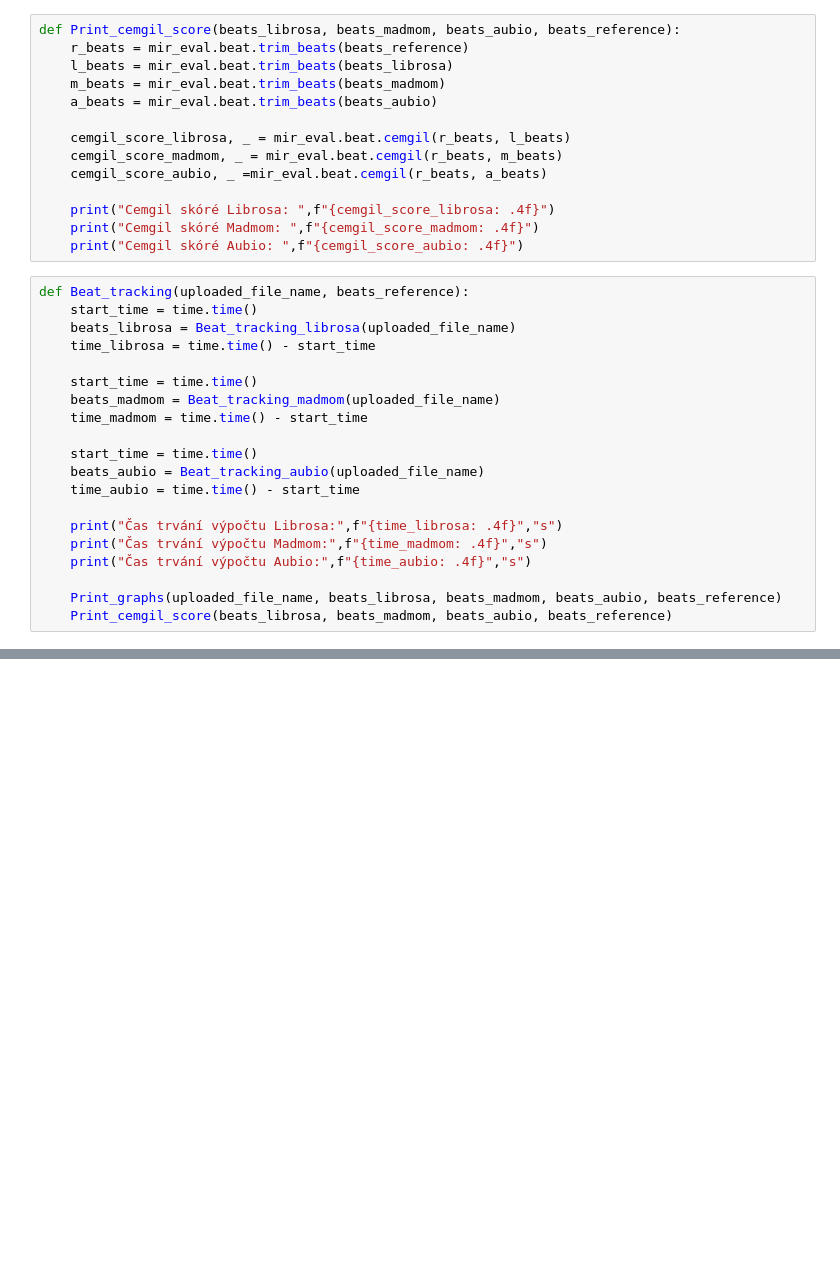
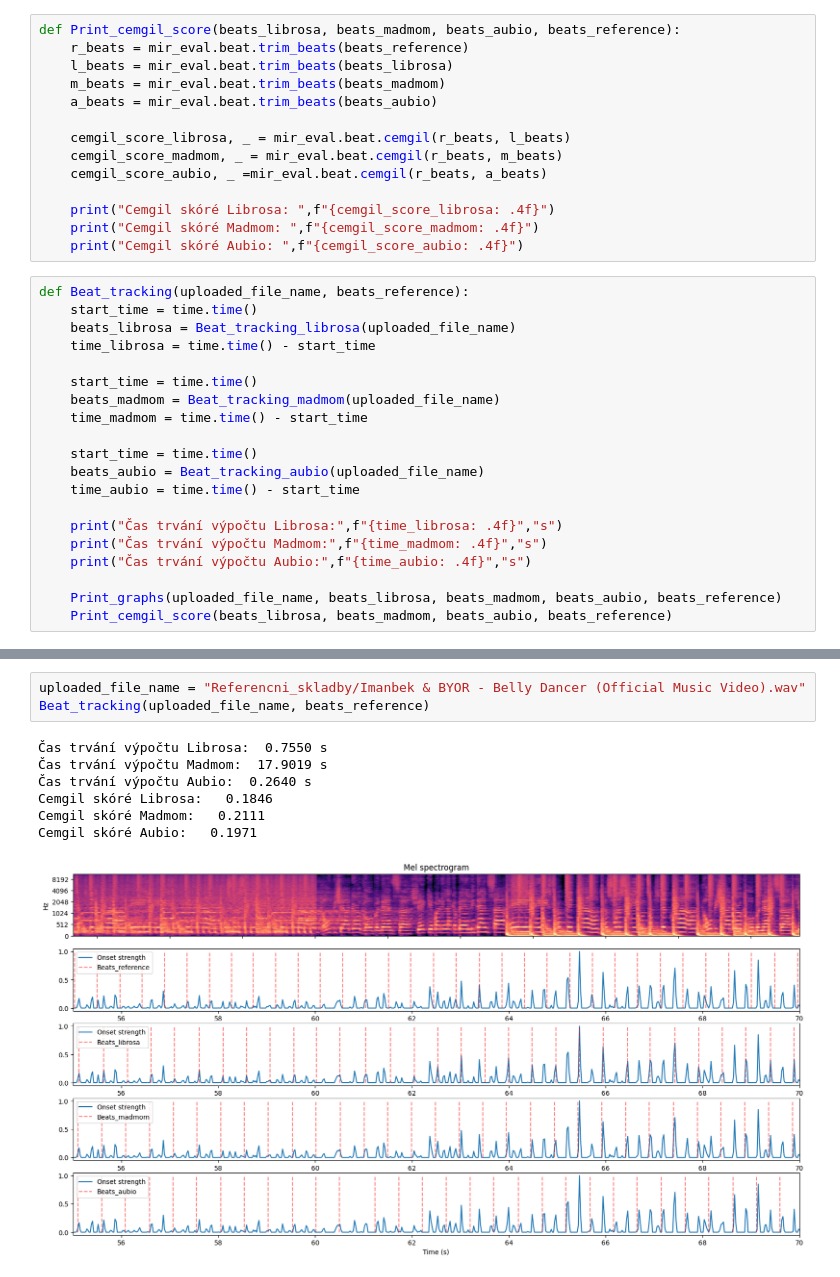
Before and after one commit to VikinnCz/Diplomova_prace_reseni, a Jupyter notebook: Beat_tracking_comparison.ipynb, the cells around one changed output, grey strips where cells are left out. Drawn from its saved outputs; the diff is of its cells as text; blank space fills up the shorter version.

```diff
--- a/Beat_tracking_comparison.ipynb
+++ b/Beat_tracking_comparison.ipynb
@@ -179,3 +179,14 @@ Cemgil skóré Librosa:   0.2177
 Cemgil skóré Madmom:   0.2128
 Cemgil skóré Aubio:   0.2007
 [figure]
+# %%
+uploaded_file_name = "Referencni_skladby/Imanbek & BYOR - Belly Dancer (Official Music Video).wav"
+Beat_tracking(uploaded_file_name, beats_reference)
+# %% [output]
+Čas trvání výpočtu Librosa:  0.7550 s
+Čas trvání výpočtu Madmom:  17.9019 s
+Čas trvání výpočtu Aubio:  0.2640 s
+Cemgil skóré Librosa:   0.1846
+Cemgil skóré Madmom:   0.2111
+Cemgil skóré Aubio:   0.1971
+[figure, added]
```
Also changed, not shown: parts of 3 cells of this notebook, 1 other file.
